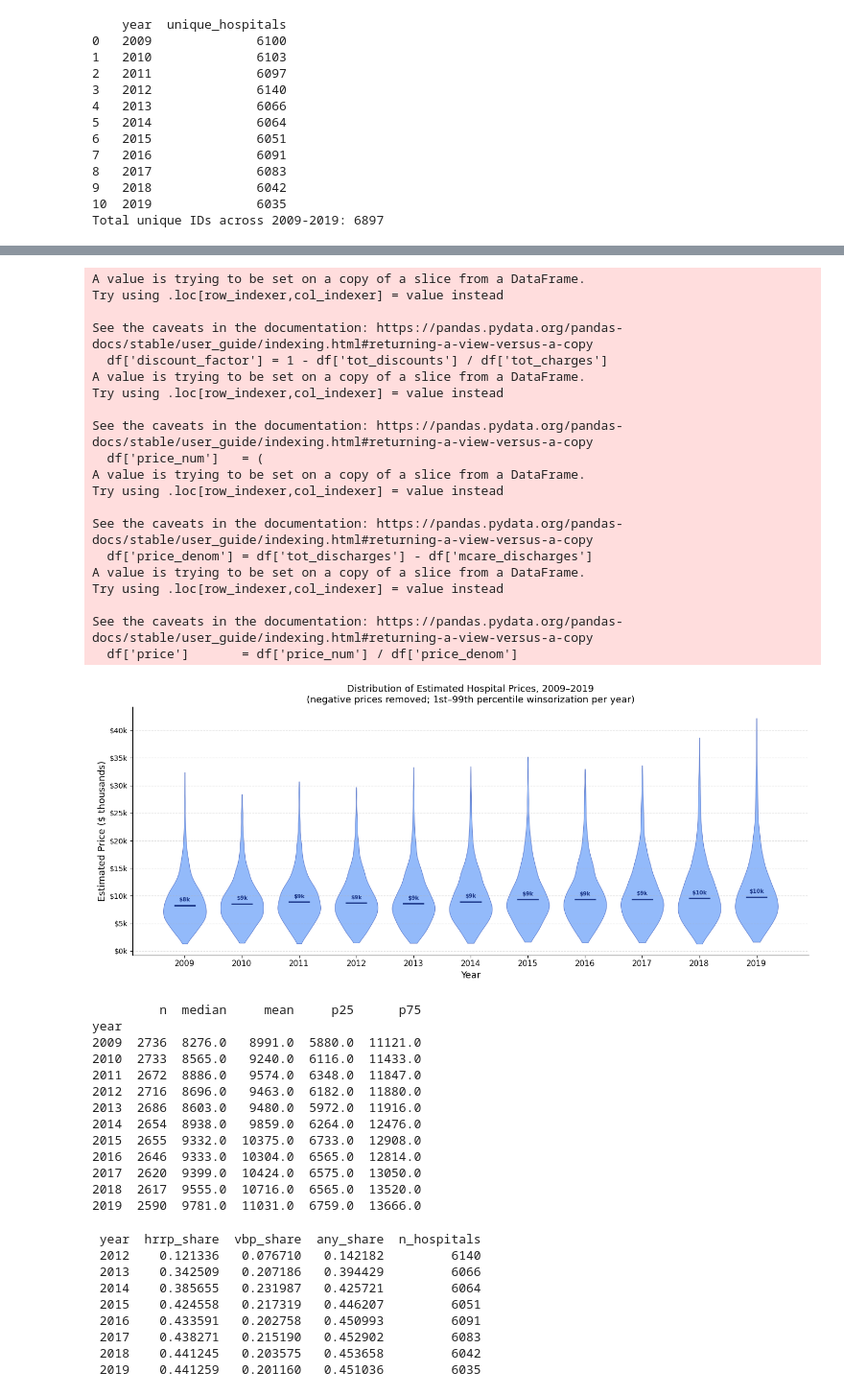
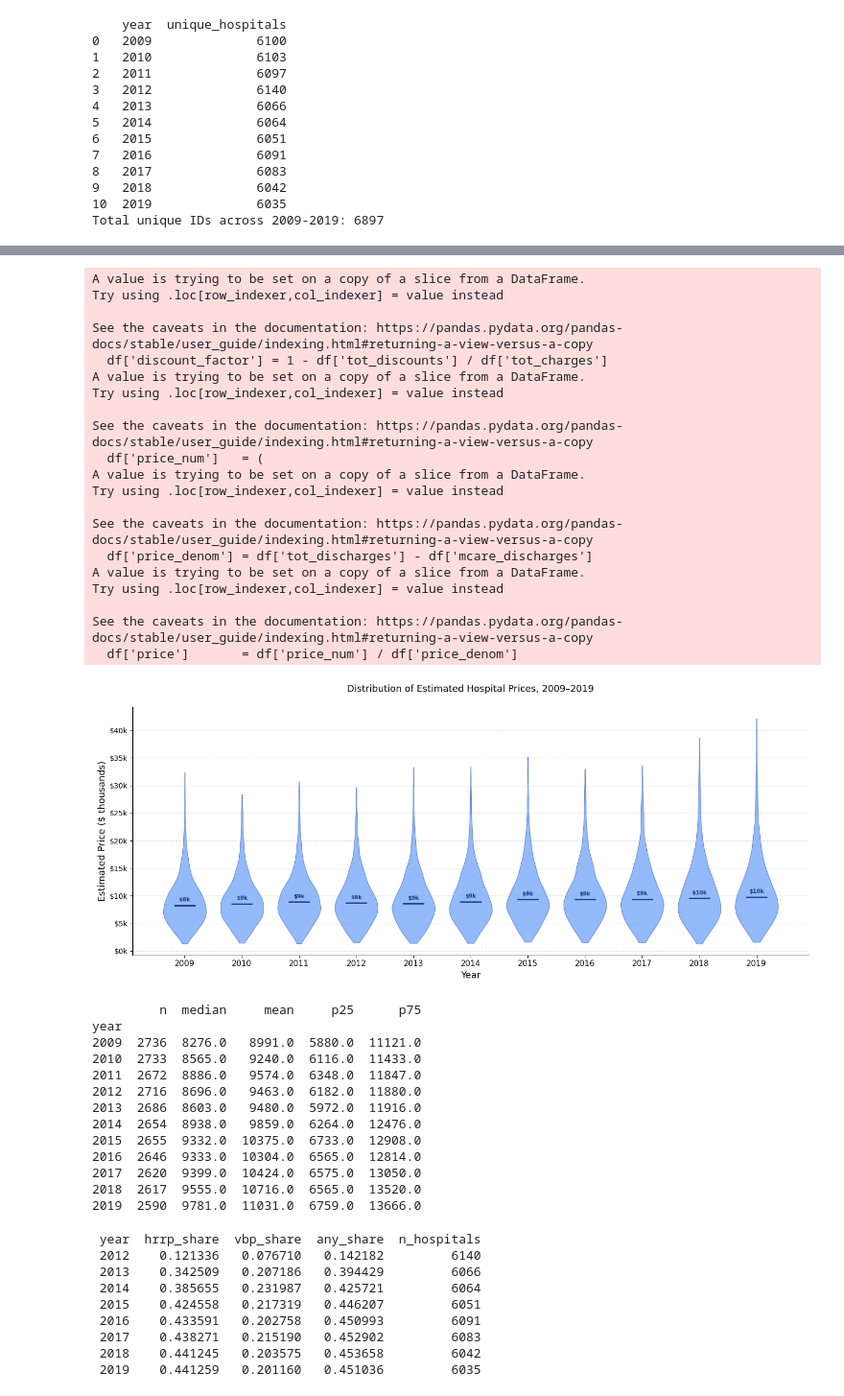
Before and after one commit to SebastianKou/HW4, a Jupyter notebook: HW4-answers.ipynb, the cells around one changed output, grey strips where cells are left out. Shown at 96% size. Cells and saved outputs as stored; diff of their text form; code cells hidden in the pictures.

```diff
--- a/HW4-answers.ipynb
+++ b/HW4-answers.ipynb
@@ -76,7 +76,7 @@ years = sorted(df['year'].unique())
 charges_data = []
 for yr in years:
     d = df[df['year']==yr]['tot_charges'].dropna()
-    cap = d.quantile(0.95)          # remove top 5% outliers each year
+    cap = d.quantile(0.99)          # remove top 5% outliers each year
     charges_data.append(d[d <= cap].values / 1e6)
 
 fig, ax = plt.subplots(figsize=(14, 6))
@@ -94,7 +94,7 @@ for pc in parts['bodies']:
 parts['cmedians'].set_color('#185FA5')
 ax.set_xticks(range(len(years))); ax.set_xticklabels(years)
 ax.set_xlabel('Year')
-ax.set_ylabel('Total charges ($ thosands)')
+ax.set_ylabel('Total charges ($ millions)')
 ax.set_title('Distribution of total charges per hospital (2009–2019)')
 plt.tight_layout()
 plt.savefig('q1_charges_violin.png', dpi=150)
@@ -156,8 +156,7 @@ ax.set_xticks(range(len(years)))
 ax.set_xticklabels(years, fontsize=11)
 ax.set_xlabel('Year', fontsize=13)
 ax.set_ylabel('Estimated Price ($ thousands)', fontsize=13)
-ax.set_title('Distribution of Estimated Hospital Prices, 2009–2019\n'
-             '(negative prices removed; 1st–99th percentile winsorization per year)',
+ax.set_title('Distribution of Estimated Hospital Prices, 2009–2019\n',
              fontsize=13)
 
 ax.yaxis.set_major_formatter(mticker.FuncFormatter(lambda x, _: f'${x:,.0f}k'))
@@ -171,34 +170,34 @@ plt.savefig('price_violin_2009_2019.png', dpi=150, bbox_inches='tight')
 plt.show()
 
 # Results table
 summary = (df.groupby('year')['price']
              .agg(n='count', median='median', mean='mean',
                   p25=lambda x: x.quantile(0.25),
                   p75=lambda x: x.quantile(0.75))
              .round(0))
 print(summary.to_string())
 # %% [output]
 A value is trying to be set on a copy of a slice from a DataFrame.
 Try using .loc[row_indexer,col_indexer] = value instead
 
 See the caveats in the documentation: https://pandas.pydata.org/pandas-docs/stable/user_guide/indexing.html#returning-a-view-versus-a-copy
   df['discount_factor'] = 1 - df['tot_discounts'] / df['tot_charges']
 A value is trying to be set on a copy of a slice from a DataFrame.
 Try using .loc[row_indexer,col_indexer] = value instead
 
 See the caveats in the documentation: https://pandas.pydata.org/pandas-docs/stable/user_guide/indexing.html#returning-a-view-versus-a-copy
   df['price_num']   = (
 A value is trying to be set on a copy of a slice from a DataFrame.
 Try using .loc[row_indexer,col_indexer] = value instead
 
 See the caveats in the documentation: https://pandas.pydata.org/pandas-docs/stable/user_guide/indexing.html#returning-a-view-versus-a-copy
   df['price_denom'] = df['tot_discharges'] - df['mcare_discharges']
 A value is trying to be set on a copy of a slice from a DataFrame.
 Try using .loc[row_indexer,col_indexer] = value instead
 
 See the caveats in the documentation: https://pandas.pydata.org/pandas-docs/stable/user_guide/indexing.html#returning-a-view-versus-a-copy
   df['price']       = df['price_num'] / df['price_denom']
-[figure, old version]
+[figure, new version]
          n  median     mean     p25      p75
 year
 2009  2736  8276.0   8991.0  5880.0  11121.0
```
Also changed, not shown: parts of 5 cells of this notebook.
